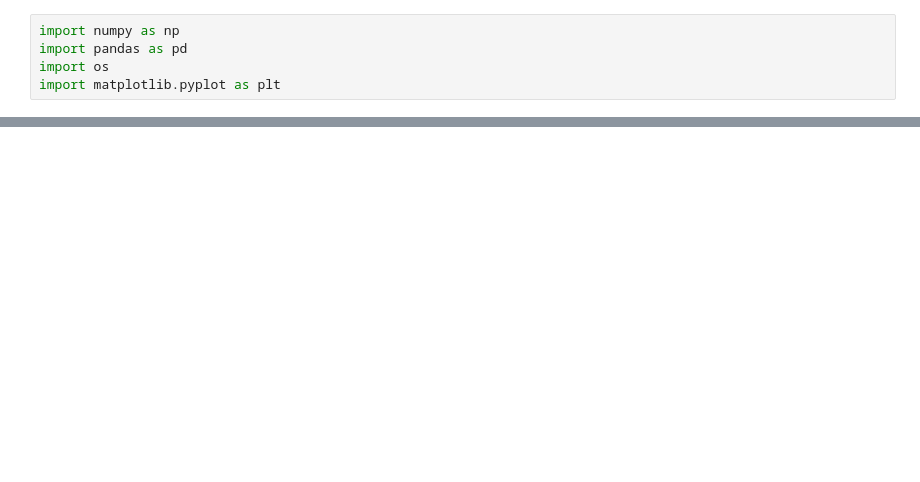
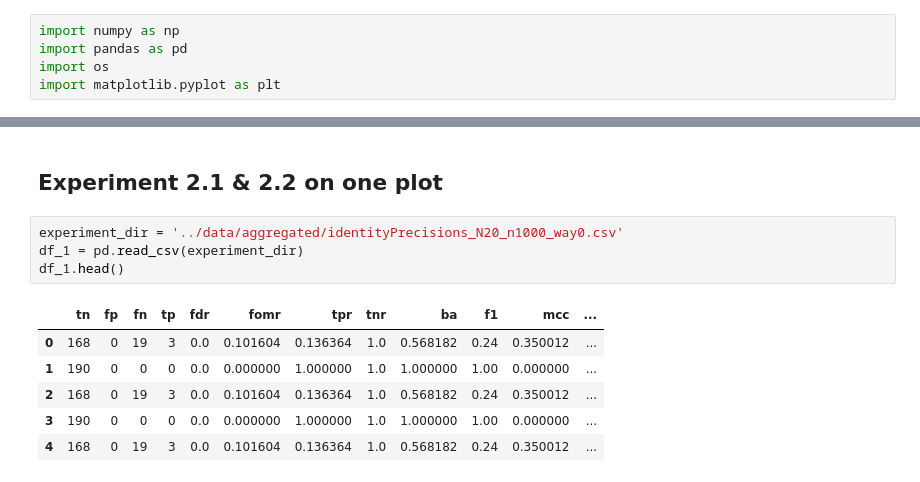
Before and after one commit to cofofprom/TensorGraphicalModelSelection, a Jupyter notebook: notebooks/draw_metrics.ipynb, the cells around one changed output, grey strips where cells are left out. Drawn from its saved outputs; the diff is of its cells as text; blank space fills up the shorter version.

```diff
--- a/notebooks/draw_metrics.ipynb
+++ b/notebooks/draw_metrics.ipynb
@@ -67,0 +221,13 @@ fig.set_size_inches(10, 5)
+# %% [markdown]
+## Experiment 2.1 & 2.2 on one plot
+# %%
+experiment_dir = '../data/aggregated/identityPrecisions_N20_n1000_way0.csv'
+df_1 = pd.read_csv(experiment_dir)
+df_1.head()
+# %% [output]
+|  | tn | fp | fn | tp | fdr | fomr | tpr | tnr | ba | f1 | mcc | ... |
+| 0 | 168 | 0 | 19 | 3 | 0.0 | 0.101604 | 0.136364 | 1.0 | 0.568182 | 0.24 | 0.350012 | ... |
+| 1 | 190 | 0 | 0 | 0 | 0.0 | 0.000000 | 1.000000 | 1.0 | 1.000000 | 1.00 | 0.000000 | ... |
+| 2 | 168 | 0 | 19 | 3 | 0.0 | 0.101604 | 0.136364 | 1.0 | 0.568182 | 0.24 | 0.350012 | ... |
+| 3 | 190 | 0 | 0 | 0 | 0.0 | 0.000000 | 1.000000 | 1.0 | 1.000000 | 1.00 | 0.000000 | ... |
+| 4 | 168 | 0 | 19 | 3 | 0.0 | 0.101604 | 0.136364 | 1.0 | 0.568182 | 0.24 | 0.350012 | ... |
```
Also changed, not shown: parts of 14 cells of this notebook, 1 other file.
